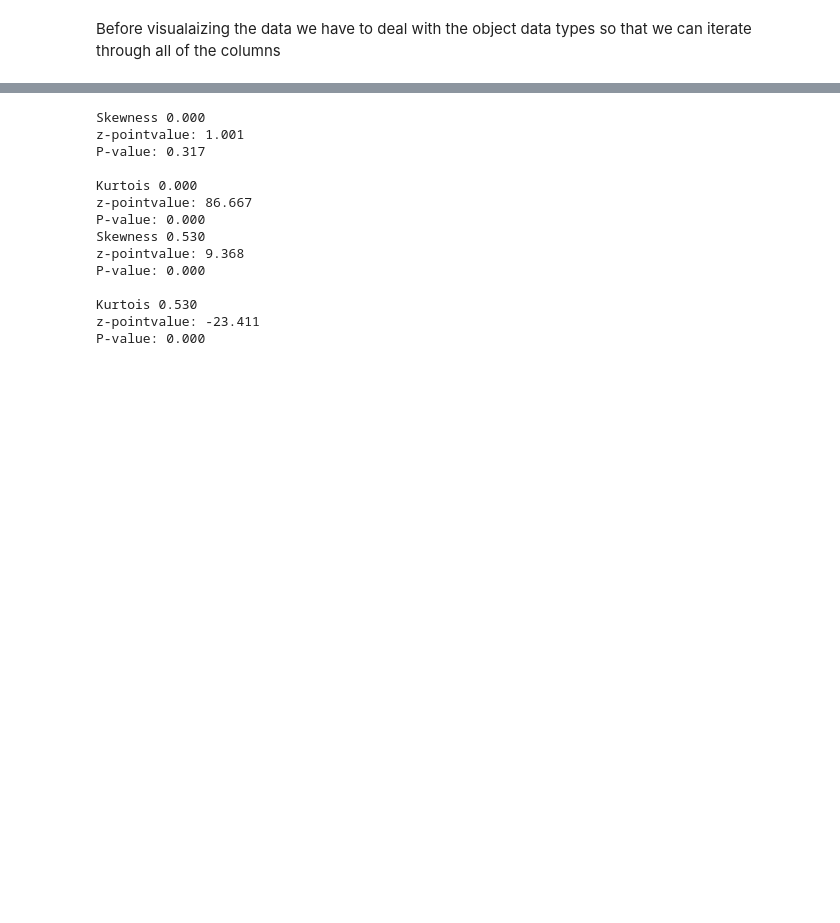
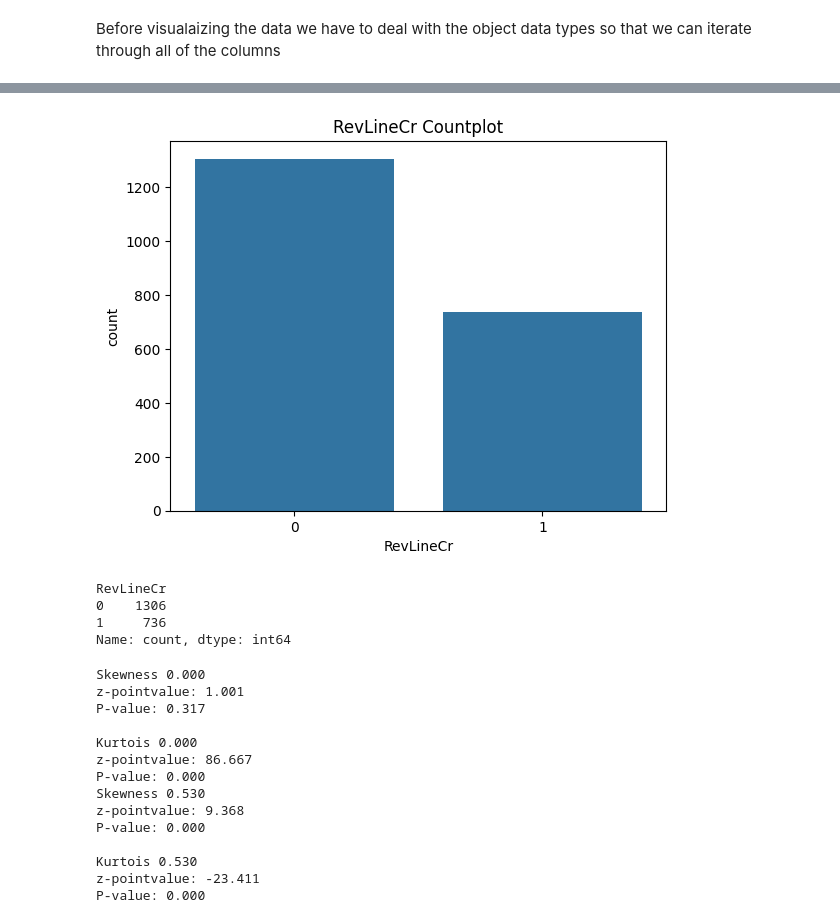
Before and after one commit to MrBigJupiter/sba-loan-default-prediction_project, a Jupyter notebook: notebooks/loan_default_log_reg.ipynb, the cells around one changed output, grey strips where cells are left out. Saved outputs shown, nothing was run; the diff lists cells and outputs as text; code cells hidden in the pictures; blank space fills up the shorter version.

```diff
--- a/notebooks/loan_default_log_reg.ipynb
+++ b/notebooks/loan_default_log_reg.ipynb
@@ -248,3 +286,18 @@ print(test_df['LowDoc'].unique())
+# %%
+test_df['RevLineCr'] = np.where(test_df['RevLineCr'] == 'Y', 1 , test_df['RevLineCr'])
+test_df['RevLineCr'] = np.where(test_df['RevLineCr'] == 'N', 0 , test_df['RevLineCr'])
+test_df['RevLineCr'] = np.where(test_df['RevLineCr'] == '0', 0 , test_df['RevLineCr'])
+test_df = test_df[~test_df['RevLineCr'].isin(['T'])]
+sns.countplot(data=test_df, x='RevLineCr')
+plt.title('RevLineCr Countplot')
+plt.show()
+test_df['RevLineCr'].value_counts()
+# %% [output]
+[figure, added]
+RevLineCr
+0    1306
+1     736
+Name: count, dtype: int64
 # %%
 for column_name in test_df.drop(columns=['Bank', 'BankState', 'State', 'City', 'Name']).columns:
     sns.displot(test_df, x=column_name, kde = True)
```
Also changed, not shown: parts of 7 cells of this notebook.
